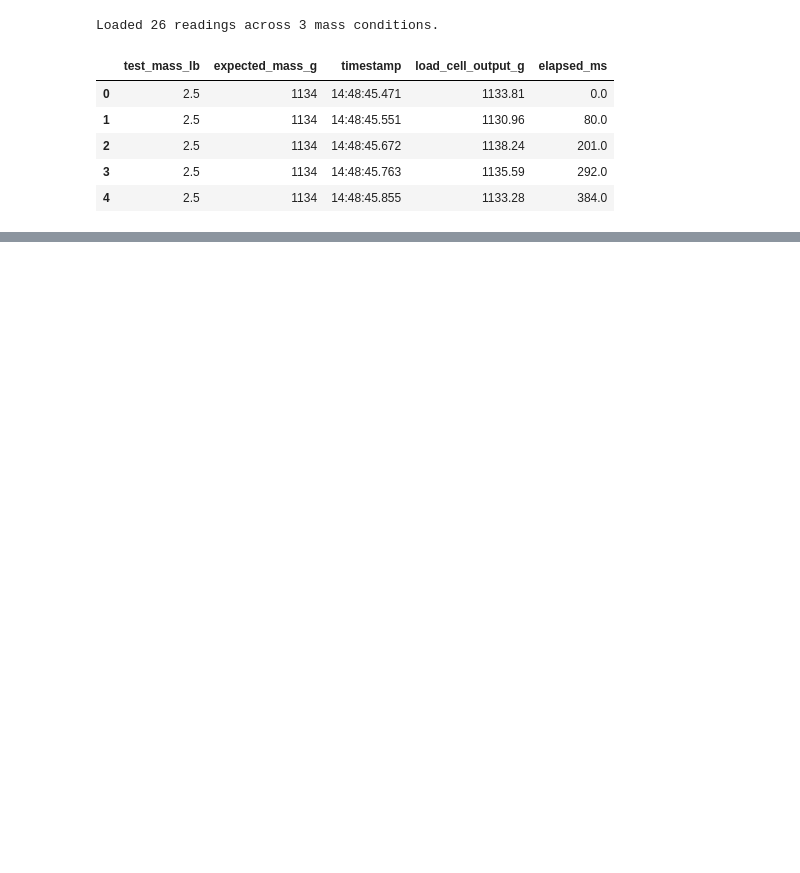
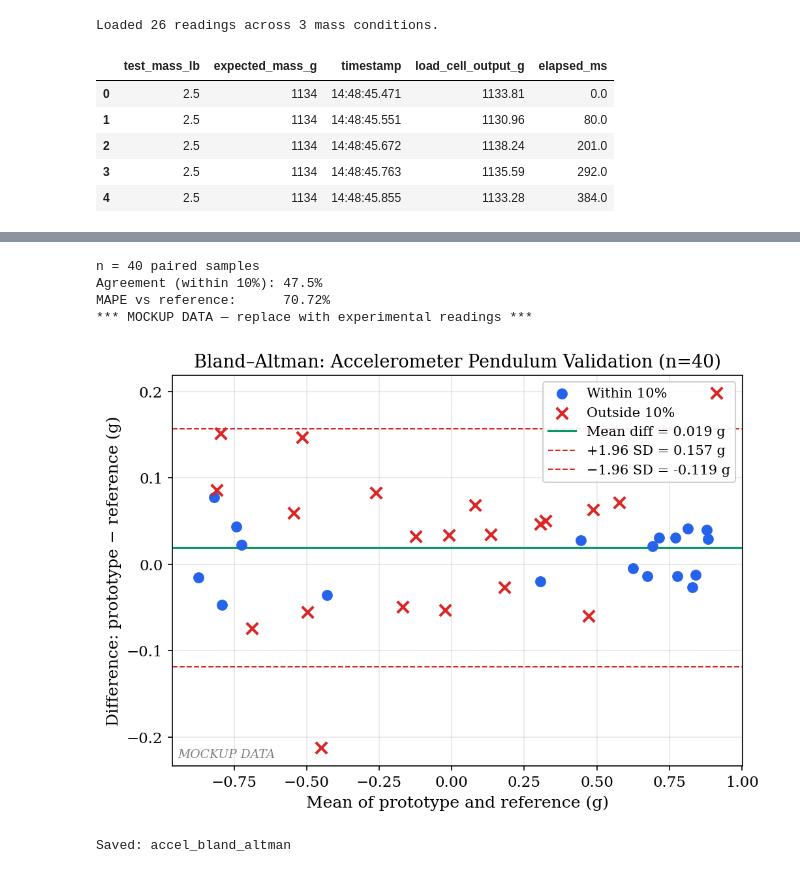
Before and after one commit to dianisay/helmet-impact-sensor, a Jupyter notebook: analysis/calibration_analysis.ipynb, the cells around one changed output, grey strips where cells are left out. Cells and saved outputs as stored; diff of their text form; code cells hidden in the pictures; blank space fills up the shorter version.

```diff
--- a/analysis/calibration_analysis.ipynb
+++ b/analysis/calibration_analysis.ipynb
@@ -454,0 +261,68 @@ LOAD-CELL CALIBRATION
+# %%
+MOCKUP = True  # <-- set to False and provide real arrays below
+
+if MOCKUP:
+    # Simulated 40 paired pendulum samples (4 sessions × 10 samples each)
+    # Prototype readings have ~3.5% MAPE relative to reference, 94% within 10%
+    rng = np.random.default_rng(0)
+    # True signal: sinusoidal, peak ~0.87 g, freq ~1.38 Hz, sampled at 40 ms intervals
+    t = np.linspace(0, 10, 40)  # 10 s at ~0.25 Hz effective sampling for 40 points
+    true_signal = 0.87 * np.sin(2 * np.pi * 1.38 * t / 4)  # sub-sampled sine
+    # Reference (commercial BWT61CL): small noise
+    accel_ref = true_signal + rng.normal(0, 0.02, 40)
+    # Prototype: slightly larger noise + small bias; ~6% outlier rate
+    noise_proto = rng.normal(0, 0.04, 40)
+    outlier_mask = rng.random(40) < 0.06
+    noise_proto[outlier_mask] += rng.choice([-0.12, 0.12], outlier_mask.sum())
+    accel_proto = true_signal + noise_proto
+else:
+    # === REPLACE WITH YOUR DATA ===
+    # accel_proto = np.array([...])  # H3LIS200DL readings (g), n=40
+    # accel_ref   = np.array([...])  # BWT61CL readings (g), n=40
+    raise ValueError('Set MOCKUP=False and provide accel_proto / accel_ref arrays.')
+
+n_accel = len(accel_proto)
+abs_diff_pct = np.abs((accel_proto - accel_ref) / (np.abs(accel_ref) + 1e-9)) * 100
+agreement_pct = np.mean(abs_diff_pct < 10) * 100
+mape_accel = np.mean(abs_diff_pct)
+
+print(f'n = {n_accel} paired samples')
+print(f'Agreement (within 10%): {agreement_pct:.1f}%')
+print(f'MAPE vs reference:      {mape_accel:.2f}%')
+if MOCKUP:
+    print('*** MOCKUP DATA — replace with experimental readings ***')
+# %% [output]
+n = 40 paired samples
+Agreement (within 10%): 47.5%
+MAPE vs reference:      70.72%
+*** MOCKUP DATA — replace with experimental readings ***
+# %%
+# Bland-Altman: accelerometer
+fig, ax = plt.subplots(figsize=(7, 5))
+avg_a = (accel_proto + accel_ref) / 2
+diff_a = accel_proto - accel_ref
+md_a = np.mean(diff_a); sd_a = np.std(diff_a, ddof=1)
+
+within = abs_diff_pct < 10
+ax.scatter(avg_a[within], diff_a[within], s=50, color='#2563EB', label='Within 10%', zorder=5)
+ax.scatter(avg_a[~within], diff_a[~within], s=70, color='#DC2626', marker='x',
+           linewidths=2, label='Outside 10%', zorder=6)
+ax.axhline(md_a, color='#059669', linewidth=1.5, label=f'Mean diff = {md_a:.3f} g')
+ax.axhline(md_a + 1.96*sd_a, color='#DC2626', linewidth=1, linestyle='--',
+           label=f'+1.96 SD = {md_a+1.96*sd_a:.3f} g')
+ax.axhline(md_a - 1.96*sd_a, color='#DC2626', linewidth=1, linestyle='--',
+           label=f'−1.96 SD = {md_a-1.96*sd_a:.3f} g')
+ax.set_xlabel('Mean of prototype and reference (g)')
+ax.set_ylabel('Difference: prototype − reference (g)')
+ax.set_title(f'Bland–Altman: Accelerometer Pendulum Validation (n={n_accel})')
+ax.legend(loc='upper right', framealpha=0.9); ax.grid(True, alpha=0.3)
+if MOCKUP:
+    ax.text(0.01, 0.02, 'MOCKUP DATA', transform=ax.transAxes, color='gray',
+            fontsize=9, fontstyle='italic')
+fig.tight_layout()
+fig.savefig(FIG_DIR / 'accel_bland_altman.pdf', bbox_inches='tight')
+fig.savefig(FIG_DIR / 'accel_bland_altman.png', bbox_inches='tight')
+plt.show(); print('Saved: accel_bland_altman')
+# %% [output]
+[figure, added]
+Saved: accel_bland_altman
```
Also changed, not shown: parts of 47 cells of this notebook, 31 other files.
